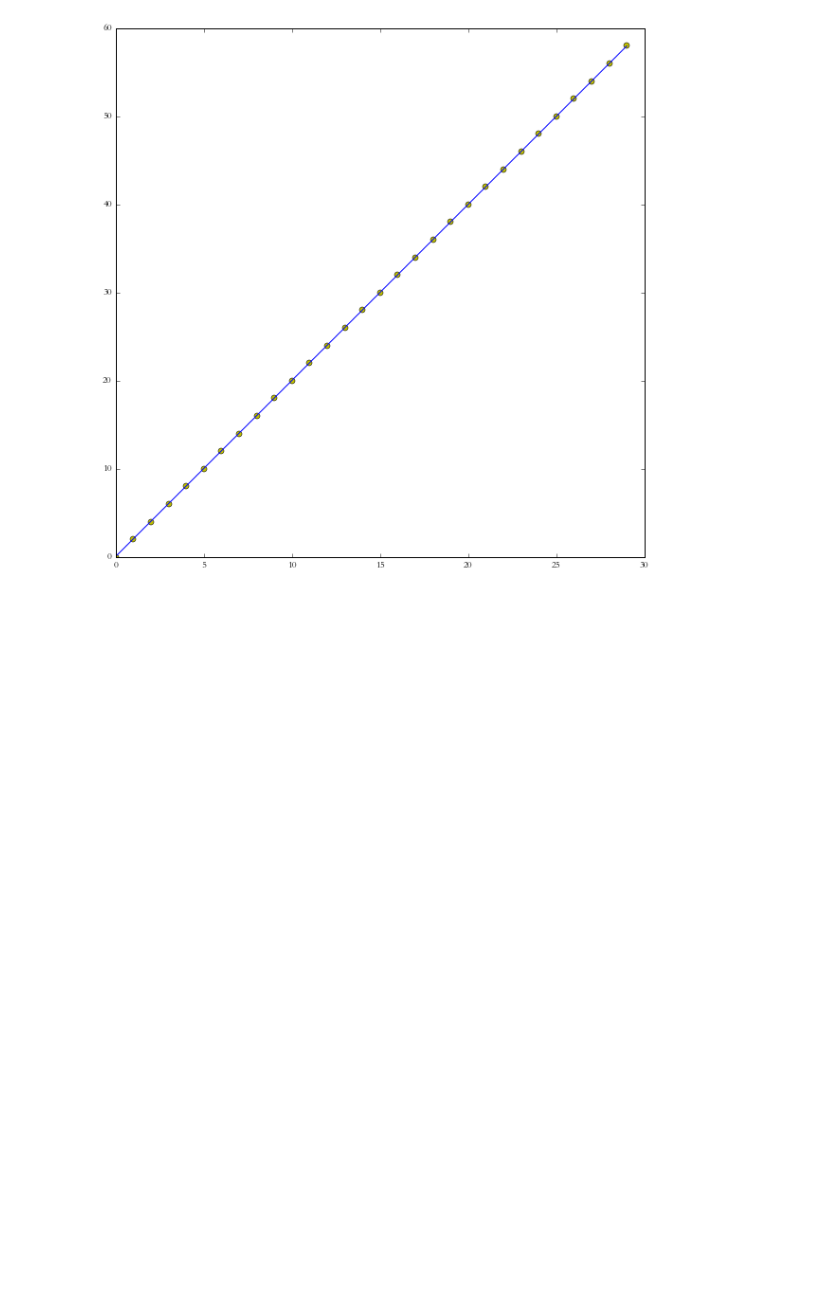
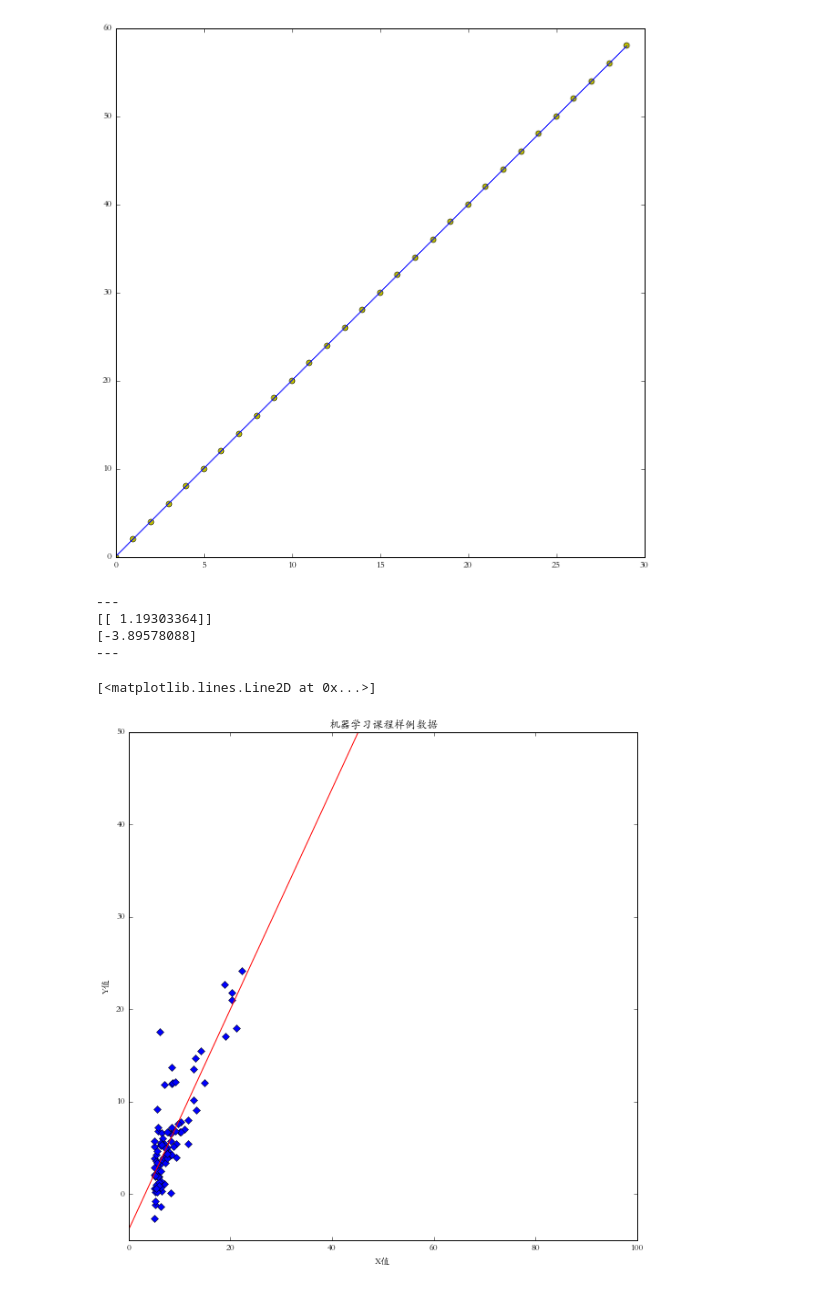
Before and after one commit to longforfreedom/ml, a Jupyter notebook: 线性回归.ipynb, the cells around one changed output. Cells and saved outputs as stored; diff of their text form; code cells hidden in the pictures; blank space fills up the shorter version.

```diff
--- a/线性回归.ipynb
+++ b/线性回归.ipynb
@@ -70,3 +70,40 @@ class LinearRegression:
        [  2.81763900e-04],
        [  2.81762423e-04]]))
 [figure]
+# %%
+# -*- coding: utf-8 -*-
+%matplotlib inline
+import numpy as np
+import matplotlib.pyplot as plt
+import pandas as pd
+data=np.loadtxt("./data/ex1data1.txt",delimiter=',')
+plt.figure(figsize=(10,10))
+
+#设置图表的标题
+plt.title(u"机器学习课程样例数据")
+
+plt.ylim(-5,50)
+plt.xlim(0,100)
+plt.plot(data[:,0],data[:,1],"bD")
+
+plt.ylabel(u"Y值")
+plt.xlabel(u"X值")
+
+
+from sklearn import linear_model
+reg = linear_model.LinearRegression()
+reg.fit(data[:,0].reshape(-1, 1),data[:,1].reshape(-1, 1))
+print '---'
+print reg.coef_
+print reg.intercept_
+print '---'
+x=np.arange(-5,50)
+y=x*reg.coef_[0,0]+reg.intercept_
+plt.plot(x,y,'r')
+# %% [output]
+---
+[[ 1.19303364]]
+[-3.89578088]
+---
+[<matplotlib.lines.Line2D at 0x...>]
+[figure, added]
```
Also changed, not shown: 2 other files.
